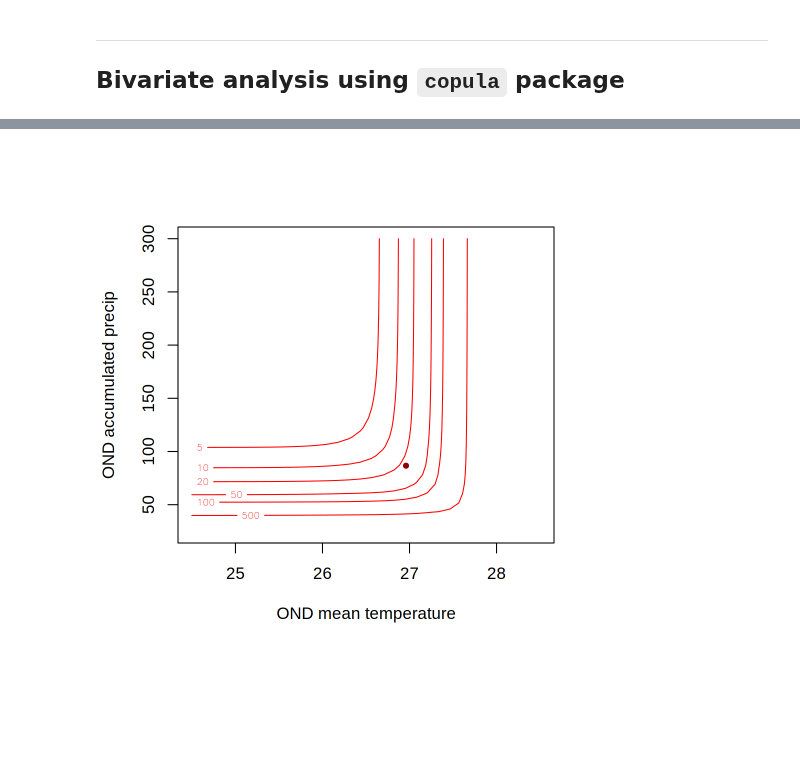
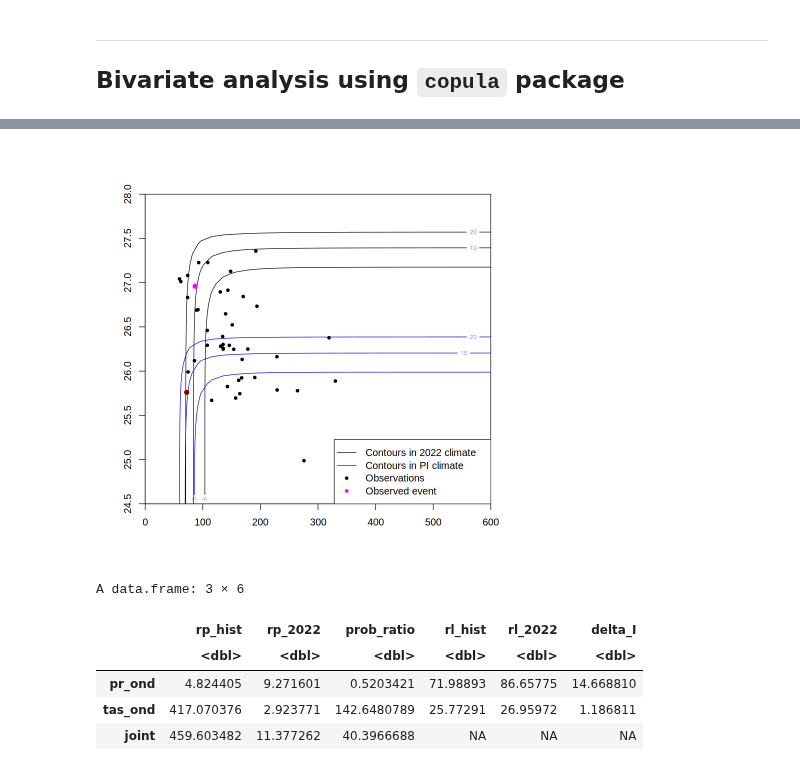
Before and after one commit to clairbarnes/wwa-archive, a Jupyter notebook: 23-03_EA-drought/EA_drought_1R_observations.ipynb, the cells around one changed output, grey strips where cells are left out. Saved outputs shown, nothing was run; the diff lists cells and outputs as text; code cells hidden in the pictures; blank space fills up the shorter version.

```diff
--- a/23-03_EA-drought/EA_drought_1R_observations.ipynb
+++ b/23-03_EA-drought/EA_drought_1R_observations.ipynb
@@ -10,0 +17,3 @@ df <- cbind(df[,! colnames(df) %in% c("pr_ond", "pr_mam", "pr12", "pr24")], sapp
+# %%
+df <- read.csv("data/gmst-nino-chirps.csv")
+df <- cbind(df[,! colnames(df) %in% c("pr_ond", "pr_mam", "pr12", "pr24")], sapply(c("pr_ond", "pr_mam", "pr12", "pr24"), function(v) log(df[,v]))) # use log10 to match climate explorer
@@ -257,11 +221,15 @@ points(u_tas, u_pr, pch = 20)
-# %%
-u_tas_2022 <- pnorm(tas_mesh, mean = pars_tas$mu[df$year == 2022], sd = pars_tas$sigma, lower.tail = T)
-u_pr_2022 <- plnorm(pr_mesh, mean = pars_pr[df$year == 2022,"mu0"], sd = pars_pr[df$year == 2022,"sigma0"], lower.tail = T)
-z_2022 <- sapply(1:n, function(j) sapply(n:1, function(i) pCopula(cbind(u_tas_2022[i], u_pr_2022[j]), cfit)))
-
-contour(tas_mesh, pr_mesh, z_2022, xlab = "OND mean temperature", ylab = "OND accumulated precip", levels = 1/yy, labels = yy, col = "red")
-points(df$tas_ond[df$year == 2022], df$pr_ond[df$year == 2022], pch = 20, col = "darkred")
-
-# add marginals to see if that helps untangle what's happening here
-# %% [output]
-[figure, removed]
+# %%
+df <- read.csv("data/gmst-nino-cpc.csv")
+
+# fit marginal distributions
+# df["log_pr"] <- log10(df$pr_ond); mdl_pr <- fit_ns("norm", "fixeddisp", df, varnm = "log_pr", covnm_1 = "gmst", lower = T)
+mdl_pr <- fit_ns("lnorm", "fixeddisp", df, varnm = "pr_ond", covnm_1 = "gmst", lower = T)
+mdl_tas <- fit_ns("norm", "shift", df, varnm = "tas_ond", covnm_1 = "gmst", lower = F)
+
+# transform marginals to U
+u_pr <- map_to_u(mdl_pr, mdl_pr$x)
+u_tas <- map_to_u(mdl_tas, mdl_tas$x)
+
+# fit copula to u,v pairs
+fitted_copula <- fitCopula(tCopula(), data = cbind(u_pr, u_tas), hideWarnings = T)  # warning message about using df.fixed is irrelevant: can't actually change this setting
+cfit <- tCopula(coef(fitted_copula)["rho.1"], df = round(coef(fitted_copula)["df"], 0))  # has to be integer df for pCopula
@@ -267,0 +295,24 @@ points(df$tas_ond[df$year == 2022], df$pr_ond[df$year == 2022], pch = 20, col =
+# %%
+par(pch = 20, xaxs = "i", yaxs = "i")
+
+contour(copula_mesh(mdl_pr, mdl_tas, cfit, df$gmst[df$year == 2022], yrange = c(24.5, 28)), levels = 1/c(5,10,20), labels = c(5,10,20))
+contour(copula_mesh(mdl_pr, mdl_tas, cfit, df$gmst[df$year == 2022] - 1.2, yrange = c(24.5, 28)), levels = 1/c(5,10,20), labels = c(5,10,20), col = "blue", add = T)
+points(mdl_pr$x, mdl_tas$x, pch = 20)
+points(mdl_pr$x[df$year == 2022], mdl_tas$x[df$year == 2022], pch = 20, col = "magenta", cex = 1.5)
+
+# add event of same magnitude in historical climate
+points(map_from_u(u_pr[df$year == 2022], mdl_pr, cov1 = df$gmst[df$year == 2022]-1.2),
+       map_from_u(u_tas[df$year == 2022], mdl_tas, cov1 = df$gmst[df$year == 2022])-1.2, col = "darkred", cex = 1.5)
+
+legend("bottomright", c("Contours in 2022 climate", "Contours in PI climate", "Observations", "Observed event"), col = c("black", "blue", "black", "magenta"), lty = c(1,1,NA,NA), pch = c(NA,NA,20,20))
+# %% [output]
+[figure, added]
+# %%
+model_delta(mdl_pr, mdl_tas, cfit, x = df[df$year == 2022, "pr_ond"], y = df[df$year == 2022, "tas_ond"], cov1_hist = df[df$year == 2022, "gmst"]-1.2)
+# %% [output]
+A data.frame: 3 × 6
+|  | rp_hist | rp_2022 | prob_ratio | rl_hist | rl_2022 | delta_I |
+|  | <dbl> | <dbl> | <dbl> | <dbl> | <dbl> | <dbl> |
+| pr_ond | 4.824405 | 9.271601 | 0.5203421 | 71.98893 | 86.65775 | 14.668810 |
+| tas_ond | 417.070376 | 2.923771 | 142.6480789 | 25.77291 | 26.95972 | 1.186811 |
+| joint | 459.603482 | 11.377262 | 40.3966688 | NA | NA | NA |
```
Also changed, not shown: parts of 52 cells of this notebook.
